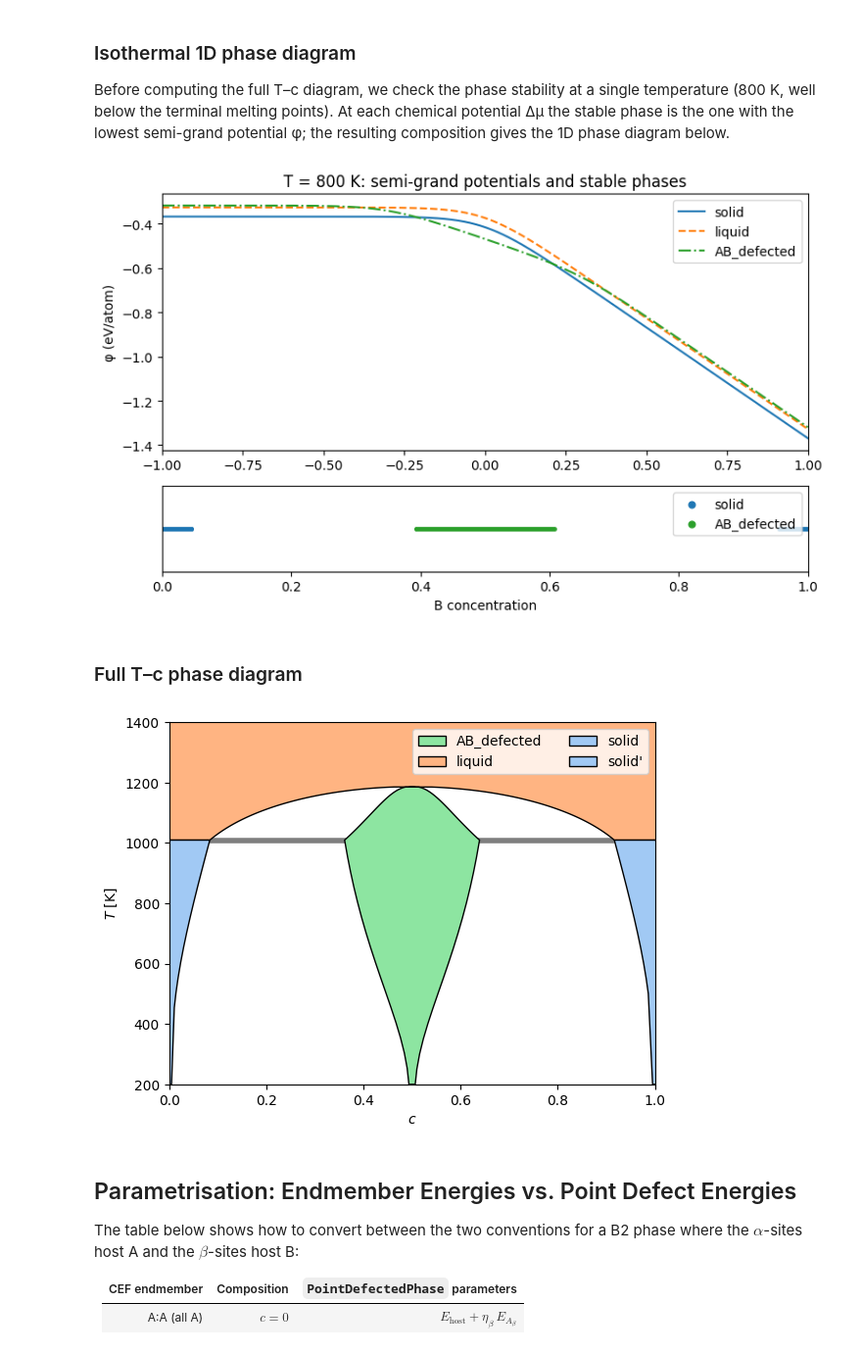
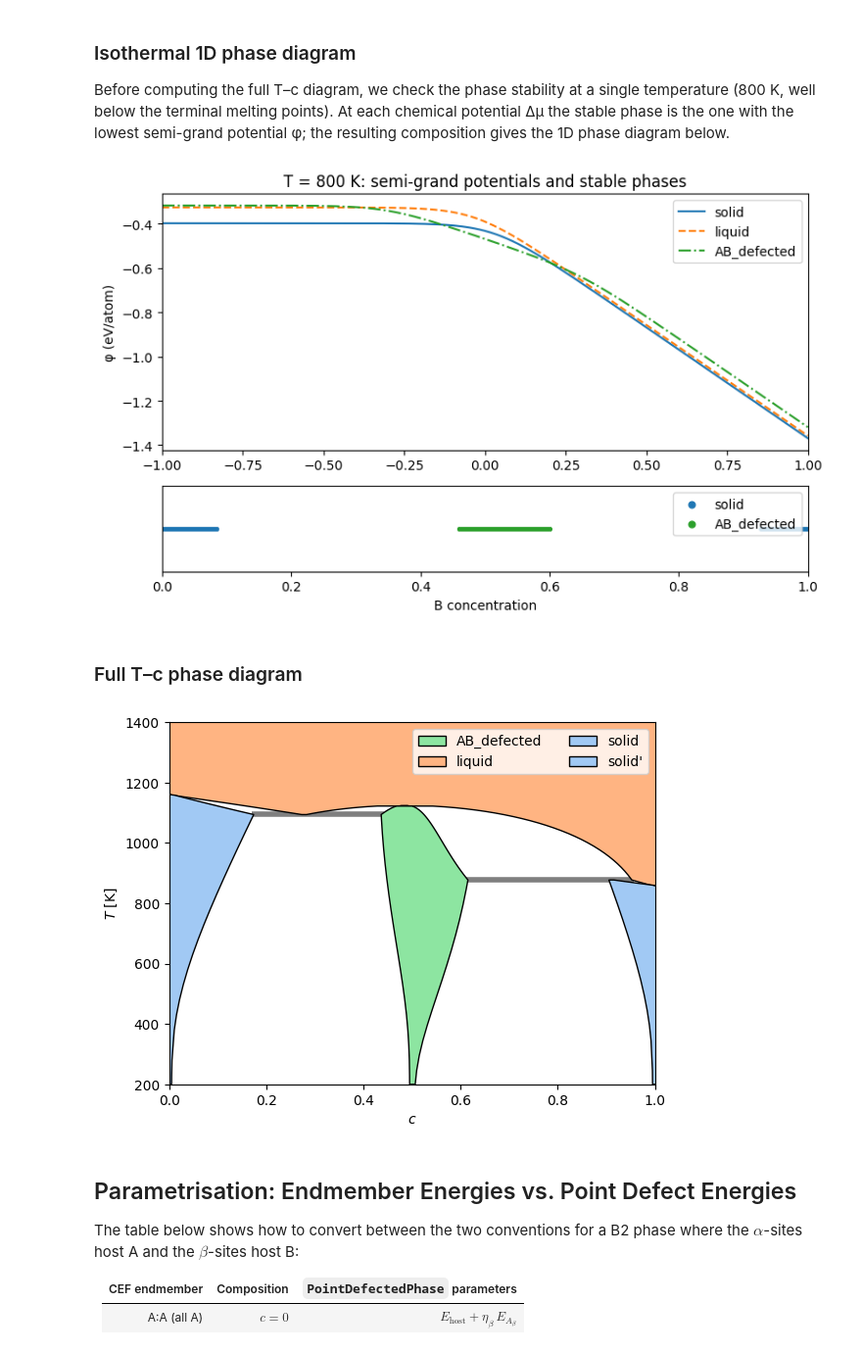
Before and after one commit to eisenforschung/landau, a Jupyter notebook: notebooks/PointDefects.ipynb, the cells around one changed output. Shown at 98% size. Cells and saved outputs as stored; diff of their text form; code cells hidden in the pictures.

```diff
--- a/notebooks/PointDefects.ipynb
+++ b/notebooks/PointDefects.ipynb
@@ -194,12 +192,12 @@ Parameters are chosen so that:
 # %%
 # Terminal solid solutions
-solid_a = LinePhase('A',    fixed_concentration=0, line_energy=-0.30, line_entropy=1.0*kB)
+solid_a = LinePhase('A',    fixed_concentration=0, line_energy=-0.33, line_entropy=1.0*kB)
 solid_b = LinePhase('B',    fixed_concentration=1, line_energy=-0.30, line_entropy=1.0*kB)
 solid   = IdealSolution('solid', solid_a, solid_b)
 
-# Liquid (higher entropy; melting point ≈ 1009 K for both terminals)
+# Liquid (higher entropy; T_melt ≈ 1160 K for A, ≈ 858 K for B)
 liquid_a = LinePhase('A(l)', fixed_concentration=0, line_energy=-0.10, line_entropy=3.3*kB)
-liquid_b = LinePhase('B(l)', fixed_concentration=1, line_energy=-0.10, line_entropy=3.3*kB)
+liquid_b = LinePhase('B(l)', fixed_concentration=1, line_energy=-0.13, line_entropy=3.3*kB)
 liquid   = IdealSolution('liquid', liquid_a, liquid_b)
 # %% [markdown]
 ### Isothermal 1D phase diagram
@@ -243,18 +241,18 @@ axes[1].legend(loc='upper right', markerscale=2)
 plt.tight_layout()
 plt.show()
 # %% [output]
-[figure, old version]
+[figure, new version]
 # %% [markdown]
 ### Full T–c phase diagram
 # %%
 df = calc_phase_diagram(
     [solid, liquid, ab_defected],
-    Ts=np.linspace(200, 1400, 200),
-    mu=200,
+    Ts=np.linspace(200, 1400, 25),
+    mu=50,
 )
 plot_phase_diagram(df, tielines=True)
 # %% [output]
-[figure, old version]
+[figure, new version]
 # %% [markdown]
 ## Parametrisation: Endmember Energies vs. Point Defect Energies
 
```
Also changed, not shown: parts of 1 cell of this notebook.
